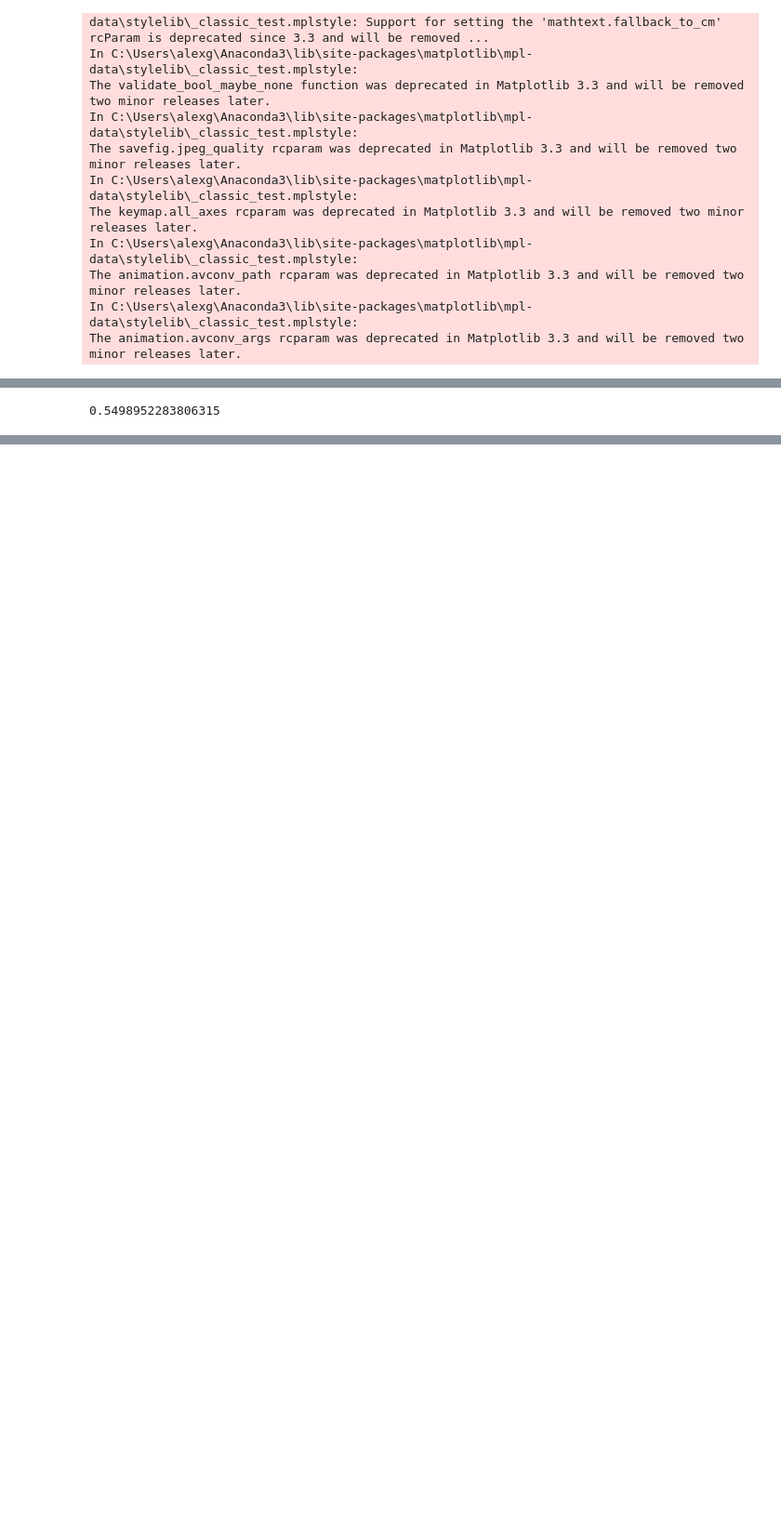
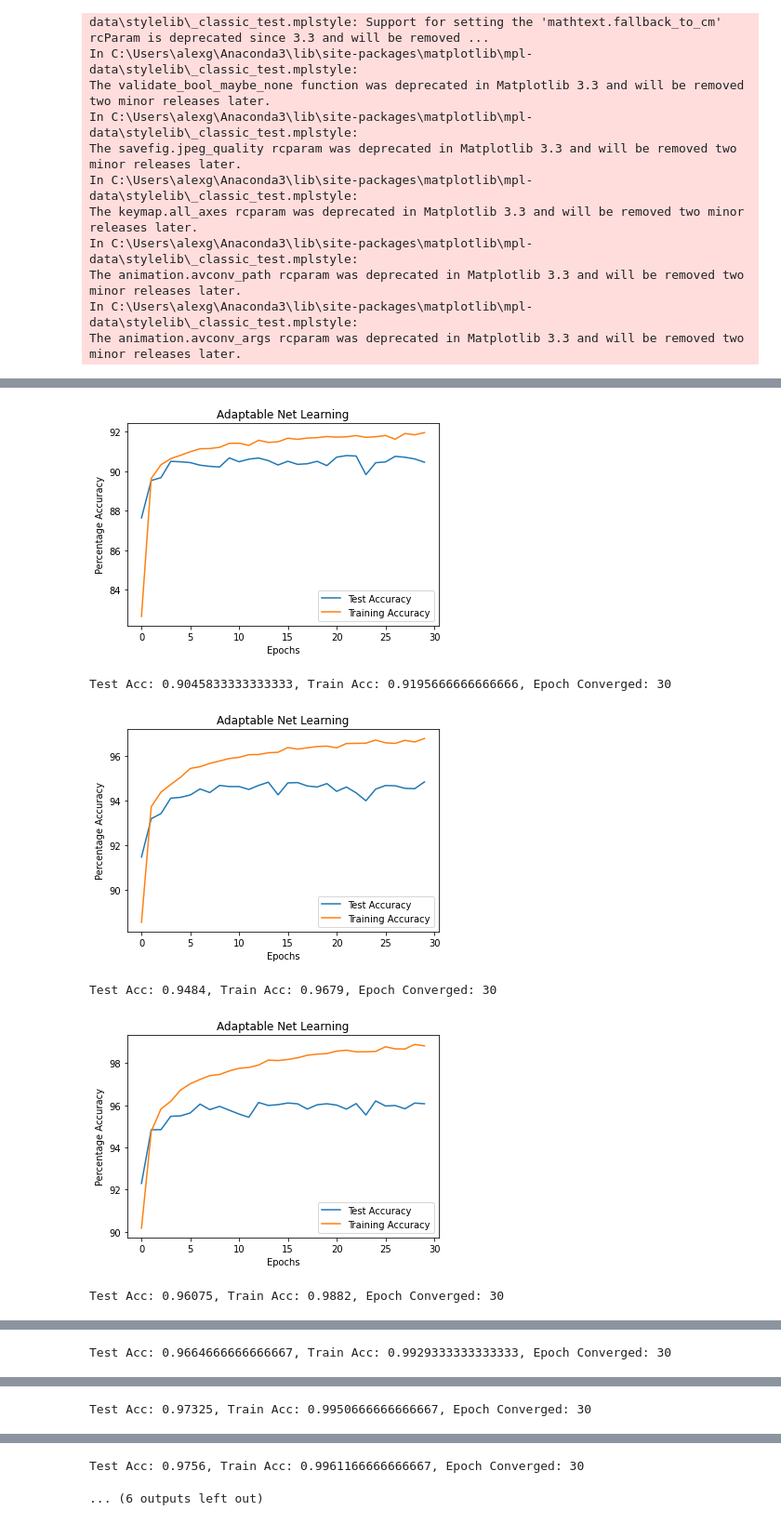
Before and after one commit to aguerra7002/AdaptableNNs, a Jupyter notebook: AdaptableNetworkTesting.ipynb, the cells around one changed output, grey strips where cells are left out. Shown at 93% size. Cells and saved outputs as stored; diff of their text form; code cells hidden in the pictures; blank space fills up the shorter version.

```diff
--- a/AdaptableNetworkTesting.ipynb
+++ b/AdaptableNetworkTesting.ipynb
@@ -240,4 +234,26 @@ Text(0, 0.5, 'Percentage Accuracy')
-# %%
-np.random.random()
-# %% [output]
-0.5498952283806315
+# %%
+# Now we do for a fixed # of epochs
+results1 = {}
+# For a variety of different hidden sizes
+for i in range(3,12):
+    plt.clf()
+    hs =  2 ** i
+    model = AdaptableNet(device, 784, 10, hidden_size=[hs]).to(device)
+    acc_list, test_acc, loss_list, epoch = train_static_model(device, model, train_loader, test_loader, logging=False)
+    plt.plot(range(len(test_acc)),[x * 100 for x in test_acc],label='Test Accuracy')
+    plt.plot(range(len(acc_list)),[x * 100 for x in acc_list],label='Training Accuracy')
+    plt.legend()
+    plt.title("Adaptable Net Learning")
+    plt.xlabel('Epochs')
+    plt.ylabel('Percentage Accuracy')
+    plt.show()
+    print("Test Acc: {}, Train Acc: {}, Epoch Converged: {}".format(test_acc[-1], acc_list[-1], epoch))
+    # Save the results so we can plot for later
+    results1[i] = (acc_list, test_acc, loss_list, epoch)
+# %% [output]
+[figure, added]
+Test Acc: 0.9045833333333333, Train Acc: 0.9195666666666666, Epoch Converged: 30
+[figure, added]
+Test Acc: 0.9484, Train Acc: 0.9679, Epoch Converged: 30
+[figure, added]
+Test Acc: 0.96075, Train Acc: 0.9882, Epoch Converged: 30
@@ -243,0 +261 @@ np.random.random()
+Test Acc: 0.9664666666666667, Train Acc: 0.9929333333333333, Epoch Converged: 30
@@ -243,0 +263 @@ np.random.random()
+Test Acc: 0.97325, Train Acc: 0.9950666666666667, Epoch Converged: 30
@@ -243,0 +265,2 @@ np.random.random()
+Test Acc: 0.9756, Train Acc: 0.9961166666666667, Epoch Converged: 30
+... (6 outputs left out)
```
Also changed, not shown: parts of 11 cells of this notebook, 1 other file.
